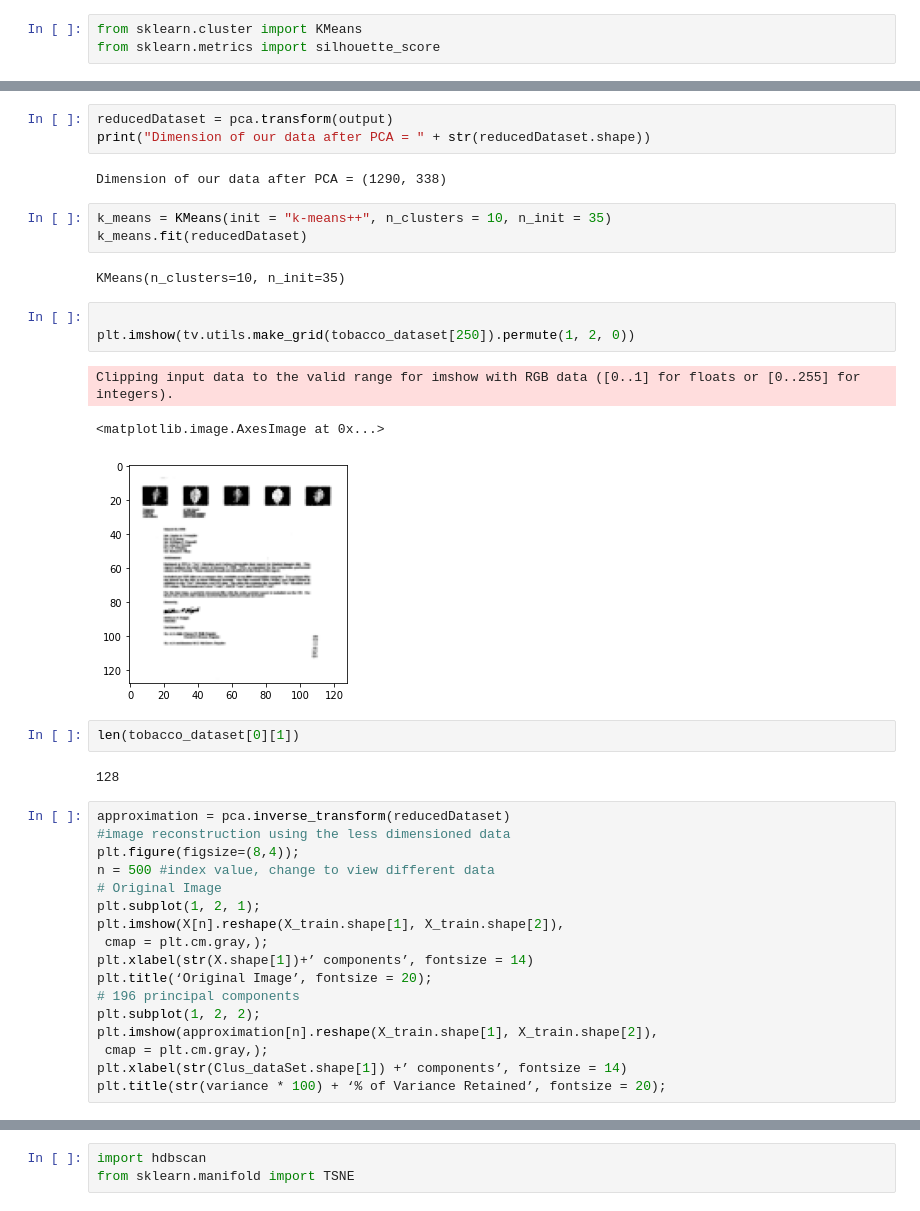
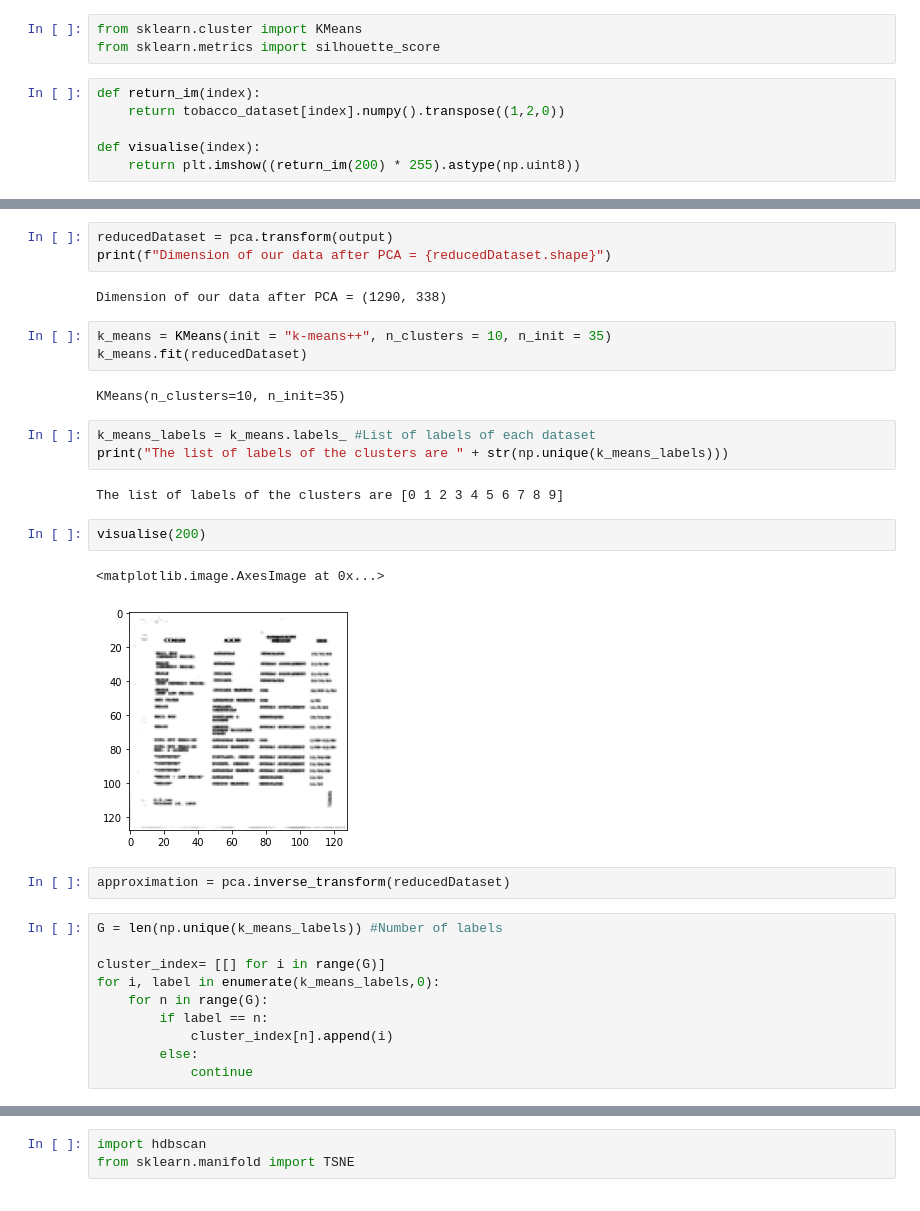
Before and after one commit to kayvane1/BiT-Tobacco-800, a Jupyter notebook: big_transfer_model.ipynb, the cells around one changed output, grey strips where cells are left out. Saved outputs shown, nothing was run; the diff lists cells and outputs as text.

Commit message:
fixed image visualisation, PCA section

```diff
--- a/big_transfer_model.ipynb
+++ b/big_transfer_model.ipynb
@@ -74,6 +74,12 @@ len(output)
 # %%
 from sklearn.cluster import KMeans
 from sklearn.metrics import silhouette_score
+# %%
+def return_im(index):
+    return tobacco_dataset[index].numpy().transpose((1,2,0))
+
+def visualise(index):
+    return plt.imshow((return_im(200) * 255).astype(np.uint8))
 # %%
 from sklearn.decomposition import PCA
 # Make an instance of the Model
@@ -88,7 +94,7 @@ Number of components before PCA  = 2048
 Number of components after PCA 0.98 = 338
 # %%
 reducedDataset = pca.transform(output)
-print("Dimension of our data after PCA = " + str(reducedDataset.shape))
+print(f"Dimension of our data after PCA = {reducedDataset.shape}")
 # %% [output]
 Dimension of our data after PCA = (1290, 338)
 # %%
@@ -96,32 +102,26 @@ k_means = KMeans(init = "k-means++", n_clusters = 10, n_init = 35)
 k_means.fit(reducedDataset)
 # %% [output]
 KMeans(n_clusters=10, n_init=35)
-# %%
-
-plt.imshow(tv.utils.make_grid(tobacco_dataset[250]).permute(1, 2, 0))
-# %% [output]
-Clipping input data to the valid range for imshow with RGB data ([0..1] for floats or [0..255] for integers).
-<matplotlib.image.AxesImage at 0x...>
-[figure, removed]
-# %%
-len(tobacco_dataset[0][1])
-# %% [output]
-128
-# %%
-approximation = pca.inverse_transform(reducedDataset)
-#image reconstruction using the less dimensioned data
-plt.figure(figsize=(8,4));
-n = 500 #index value, change to view different data
-# Original Image
-plt.subplot(1, 2, 1);
-plt.imshow(X[n].reshape(X_train.shape[1], X_train.shape[2]),
- cmap = plt.cm.gray,);
-plt.xlabel(str(X.shape[1])+’ components’, fontsize = 14)
-plt.title(‘Original Image’, fontsize = 20);
-# 196 principal components
-plt.subplot(1, 2, 2);
-plt.imshow(approximation[n].reshape(X_train.shape[1], X_train.shape[2]),
- cmap = plt.cm.gray,);
-plt.xlabel(str(Clus_dataSet.shape[1]) +’ components’, fontsize = 14)
-plt.title(str(variance * 100) + ‘% of Variance Retained’, fontsize = 20);
+# %%
+k_means_labels = k_means.labels_ #List of labels of each dataset
+print("The list of labels of the clusters are " + str(np.unique(k_means_labels)))
+# %% [output]
+The list of labels of the clusters are [0 1 2 3 4 5 6 7 8 9]
+# %%
+visualise(200)
+# %% [output]
+<matplotlib.image.AxesImage at 0x...>
+[figure, added]
+# %%
+approximation = pca.inverse_transform(reducedDataset)
+# %%
+G = len(np.unique(k_means_labels)) #Number of labels
+
+cluster_index= [[] for i in range(G)]
+for i, label in enumerate(k_means_labels,0):
+    for n in range(G):
+        if label == n:
+            cluster_index[n].append(i)
+        else:
+            continue
 # %%
```
Also changed, not shown: parts of 16 cells of this notebook.
